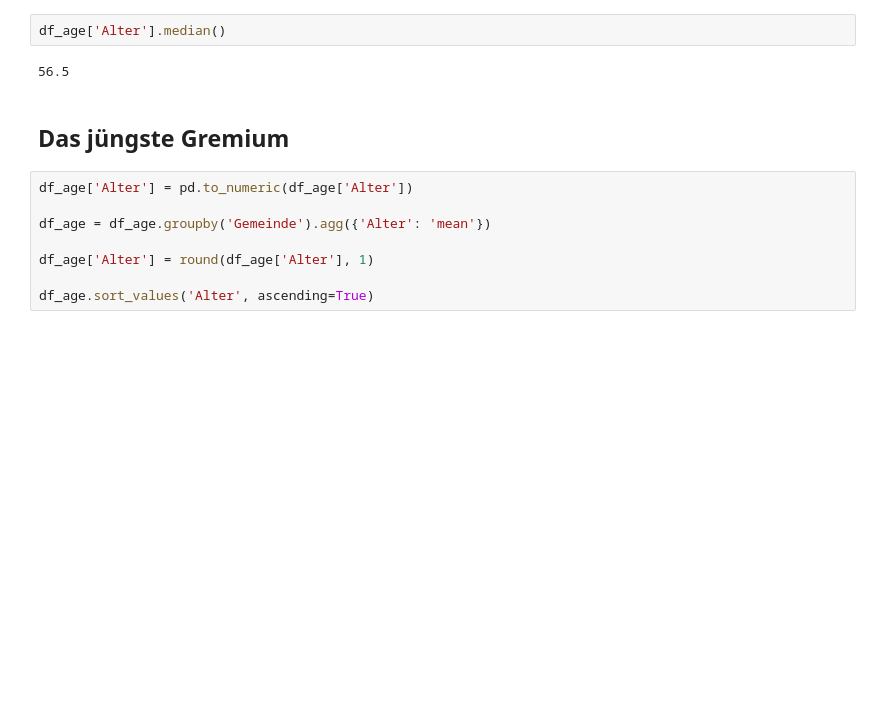
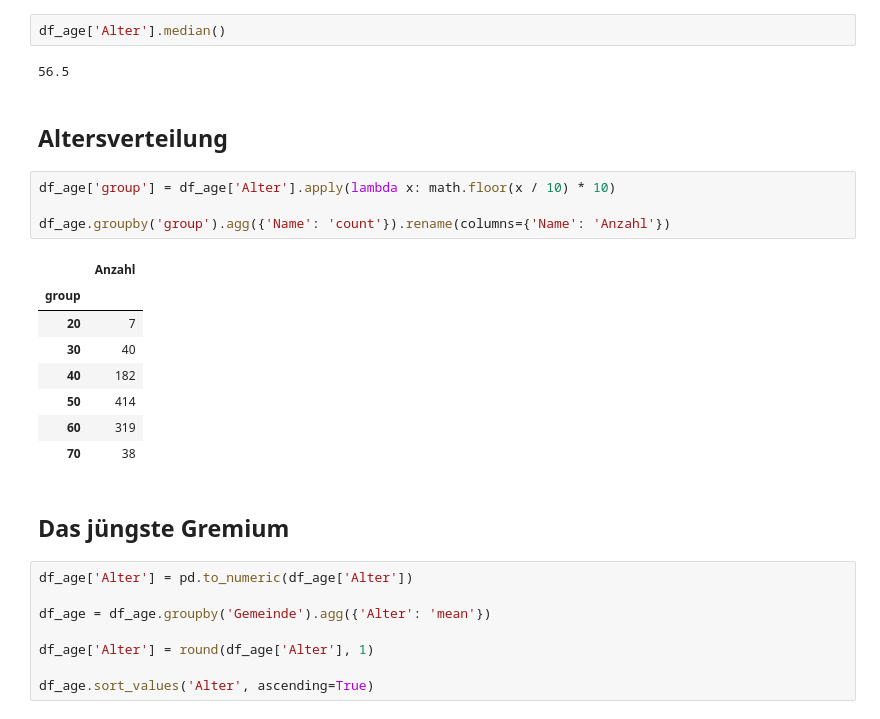
Before and after one commit to simonhuwiler/zh_gemeinderaete, a Jupyter notebook: python/2021_age.ipynb, the cells around one changed output. Cells and saved outputs as stored; diff of their text form; blank space fills up the shorter version.

```diff
--- a/python/2021_age.ipynb
+++ b/python/2021_age.ipynb
@@ -26,6 +27,21 @@ df_age['Alter'].mean()
 df_age['Alter'].median()
 # %% [output]
 56.5
+# %% [markdown]
+## Altersverteilung
+# %%
+df_age['group'] = df_age['Alter'].apply(lambda x: math.floor(x / 10) * 10)
+
+df_age.groupby('group').agg({'Name': 'count'}).rename(columns={'Name': 'Anzahl'})
+# %% [output]
+|  | Anzahl |
+| group |  |
+| 20 | 7 |
+| 30 | 40 |
+| 40 | 182 |
+| 50 | 414 |
+| 60 | 319 |
+| 70 | 38 |
 # %% [markdown]
 ## Das jüngste Gremium
 # %%
```
Also changed, not shown: parts of 5 cells of this notebook, 1 other file.
